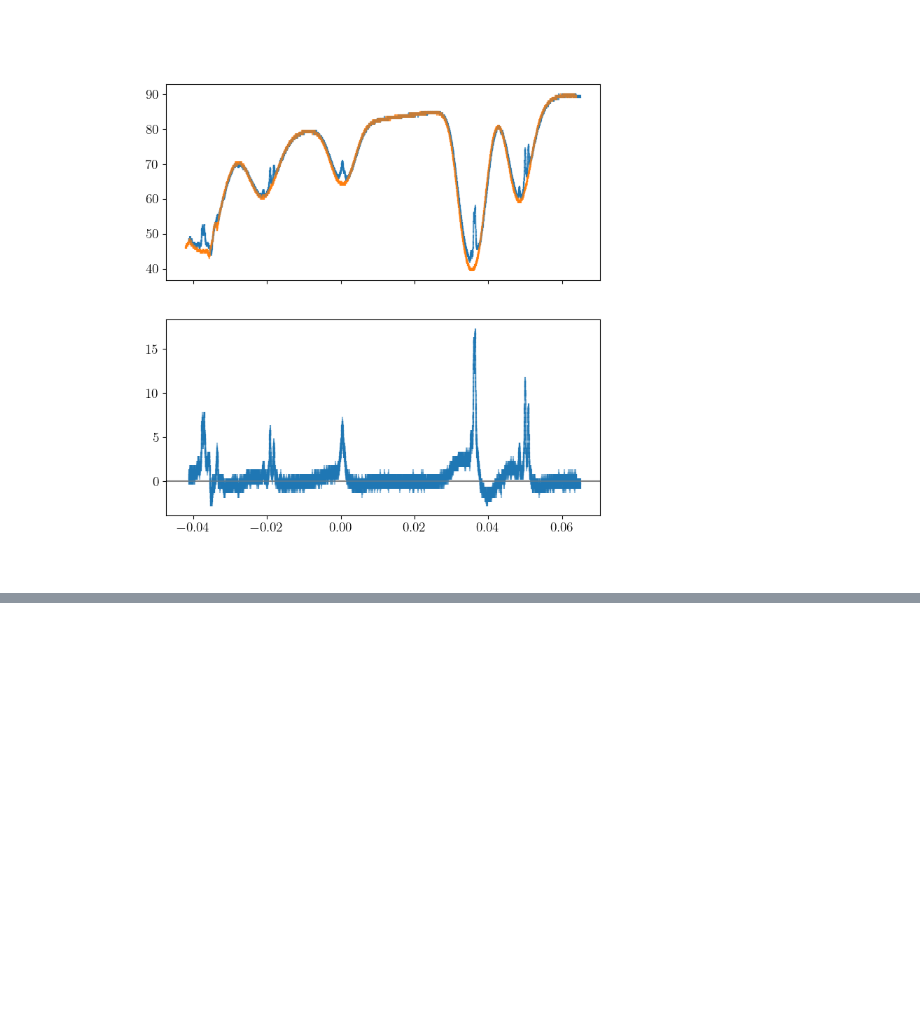
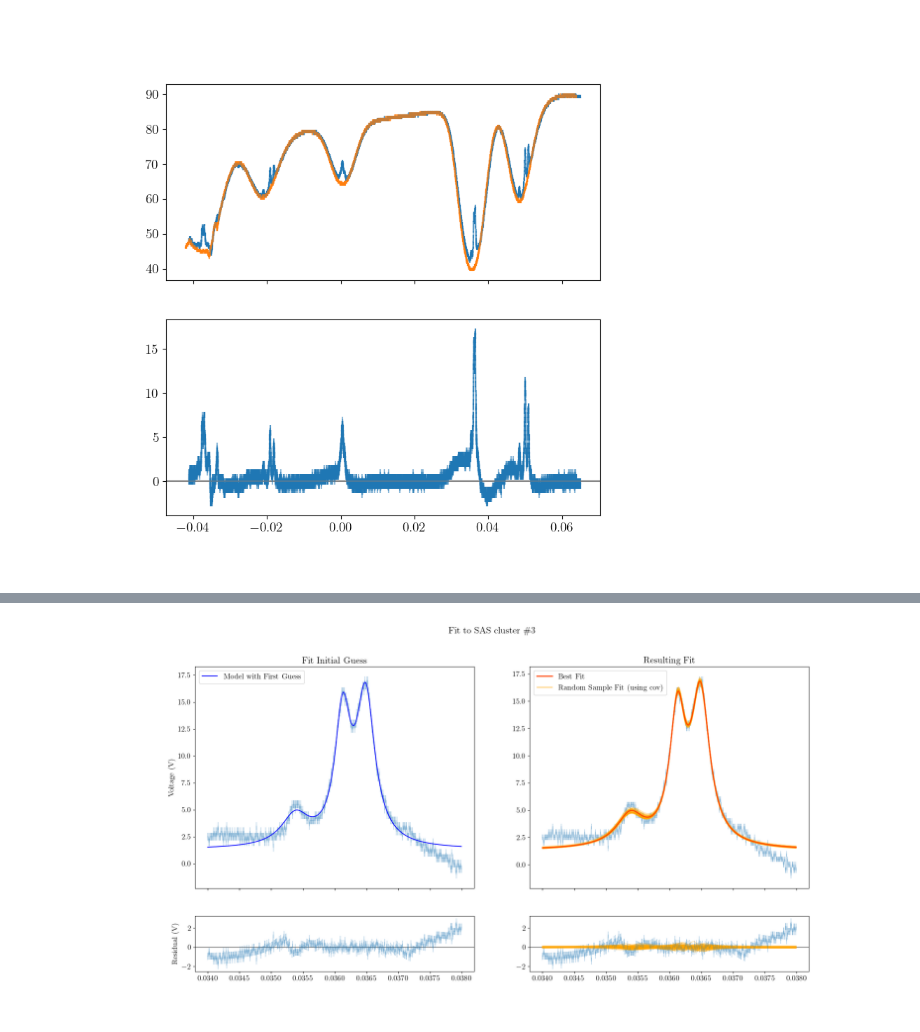
Before and after one commit to andres-luengo/alden-andres-max-most-dangerous-4450-trio, a Jupyter notebook: rb-spectroscopy/fit_no_mag.ipynb, the cells around one changed output, grey strips where cells are left out. Drawn from its saved outputs; the diff is of its cells as text; code cells hidden in the pictures; blank space fills up the shorter version.

```diff
--- a/rb-spectroscopy/fit_no_mag.ipynb
+++ b/rb-spectroscopy/fit_no_mag.ipynb
@@ -32,0 +40,96 @@ diff_ax.axhline(0., color="gray")
+# %%
+x_low = .034
+x_high = .038
+cluster_n = 2
+
+# MAKE PLOTS
+fig, ((guess_data_ax, fit_data_ax), (guess_res_ax, fit_res_ax)) = plt.subplots(2, 2, sharex=True, height_ratios=[4, 1], figsize=(20, 10))
+
+# ESTABLISH INITIAL GUESSES
+spidx, = np.nonzero((x_low <= sat.time) & (sat.time < x_high)) # single peak indices
+
+x = sat.time[spidx]
+y = diff_signal[spidx]
+
+baseline_guess = 2.5
+
+p0 = [
+    3.53802059e-02,
+    2.69989313e-04,
+    2.86606797e+00,
+
+    3.61253841e-02,
+    1.48795328e-04,
+    1.16047020e+01,
+
+    3.64869190e-02,
+    1.75914349e-04,
+    1.36402594e+01,
+
+    1.30696023e+00
+]
+print(f"{p0 = }")
+
+guess_data_ax.errorbar(x, y, yerr=np.sqrt(2)*0.25, alpha=0.25)
+guess_data_ax.plot(x, triple_lorentzian(x, *p0), zorder=10, color='blue', label='Model with First Guess')
+
+# guess_data_ax.axvline(p0[0], label='x0 guess', c='red', alpha=0.5)
+# guess_data_ax.plot([p0[0] - p0[1], p0[0] + p0[1]], [(p0[2] + p0[3])/2, (p0[2] + p0[3])/2], color='green', alpha=0.5, label='FWHM guess')
+# guess_data_ax.axhline(p0[2] + p0[3], label='amplitude guess', c='red', alpha=0.5)
+# guess_data_ax.axhline(p0[3], label='baseline guess', c='red', alpha=0.5)
+
+guess_data_ax.set_title('Fit Initial Guess')
+guess_data_ax.set_ylabel('Voltage (V)')
+guess_data_ax.legend()
+
+residuals = triple_lorentzian(x, *p0) - y
+
+guess_res_ax.axhline(0., color='gray')
+guess_res_ax.errorbar(x, residuals, yerr=np.sqrt(2)*0.25, alpha=0.25)
+guess_res_ax.set_ylabel('Residual (V)')
+# guess_res_ax.set_ylim(np.min(residuals), np.max(residuals))
+
+fit_params, cov = curve_fit(triple_lorentzian, x, y, p0, np.sqrt(2)*0.25)
+print(f"fit params:\n{fit_params}")
+print(f"cov:\n{cov}")
+
+fit_data_ax.errorbar(x, y, yerr=0.25, alpha=0.25)
+fit_data_ax.plot(x, triple_lorentzian(x, *fit_params), lw=2, c='orangered', zorder=10, label='Best Fit')
+data_y_lims = fit_data_ax.set_ylim()
+
+random_fit_samples = np.random.multivariate_normal(fit_params, cov, 64)
+for fit_sample in random_fit_samples:
+    fit_data_ax.plot(x, triple_lorentzian(x, *fit_sample), lw=1, c='orange', zorder=5, alpha=0.3)
+fit_data_ax.plot(x, triple_lorentzian(x, *fit_sample), lw=1, c='orange', zorder=5, label='Random Sample Fit (using cov)')
+
+fit_data_ax.legend()
+
+fit_data_ax.set_ylim(data_y_lims)
+fit_data_ax.set_title('Resulting Fit')
+
+residuals = triple_lorentzian(x, *fit_params) - y
+
+fit_res_ax.axhline(0., color='gray')
+fit_res_ax.errorbar(x, residuals, yerr=np.sqrt(2)*0.25, alpha=0.25)
+for fit_sample in random_fit_samples:
+    fit_res_ax.plot(x, triple_lorentzian(x, *fit_sample) - triple_lorentzian(x, *fit_params), c='orange', alpha=0.3)
+
+fig.suptitle(f'Fit to SAS cluster \\#{cluster_n + 1}')
+
+for i in range(3):
+    this_spike = {
+        "center_time": fit_params[0 + i*3],
+        "e_center_time": np.sqrt(np.diag(cov))[0 + i*3],
+        "amplitude": fit_params[2 + i*3],
+        "cluster_id": cluster_n
+    }
+
+    print(f"{this_spike = }")
+
+    if this_spike not in spike_data:
+        spike_data.append(this_spike)
+    else:
+        print('SPIKE NOT APPENDED, WE ALREADY GOT THIS ONE')
+
+    print(f"{len(spike_data) = }")
+# %% [output]
@@ -33,3 +153,4 @@ diff_ax.axhline(0., color="gray")
+[figure, added]
 # %%
 def fit_spike(x_low, x_high, cluster_n):
     # MAKE PLOTS
```
Also changed, not shown: parts of 13 cells of this notebook, 2 other files.
